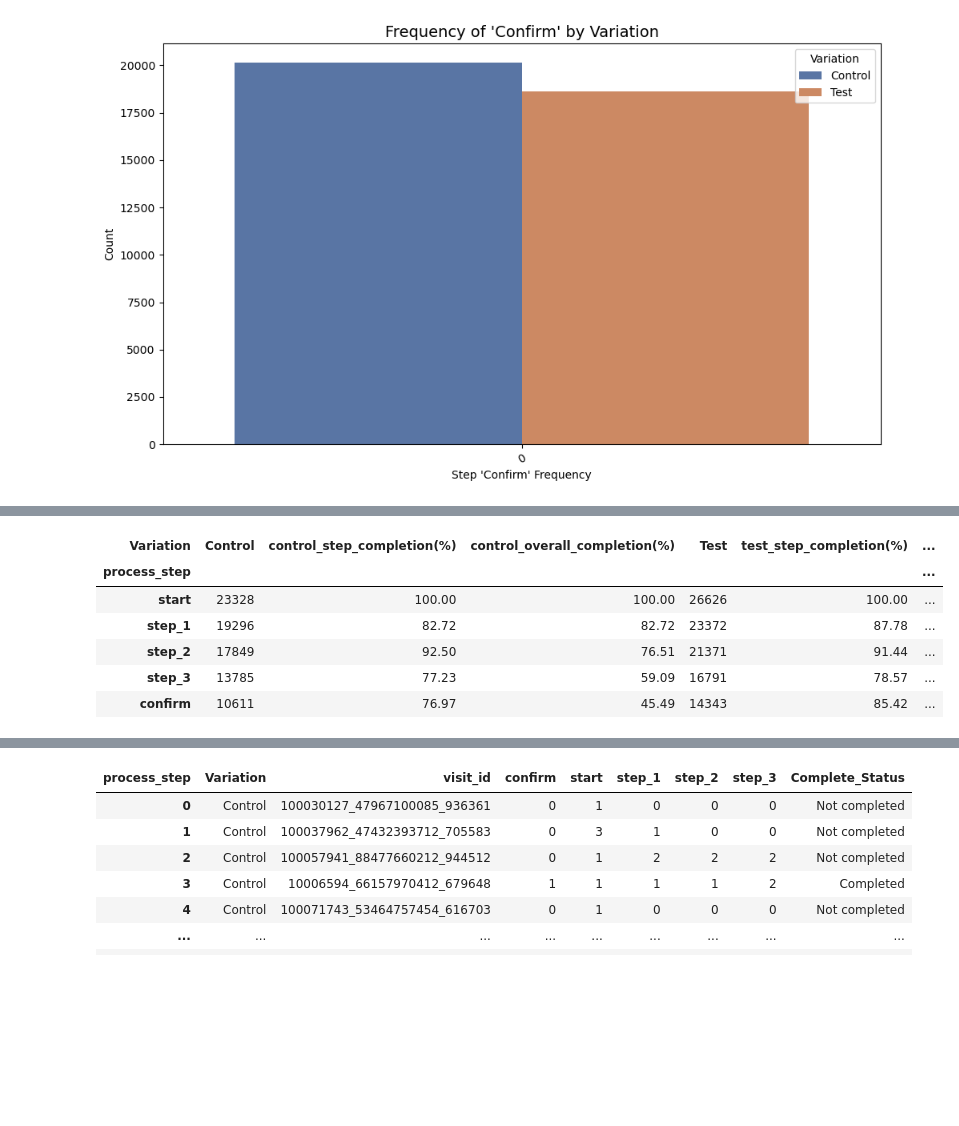
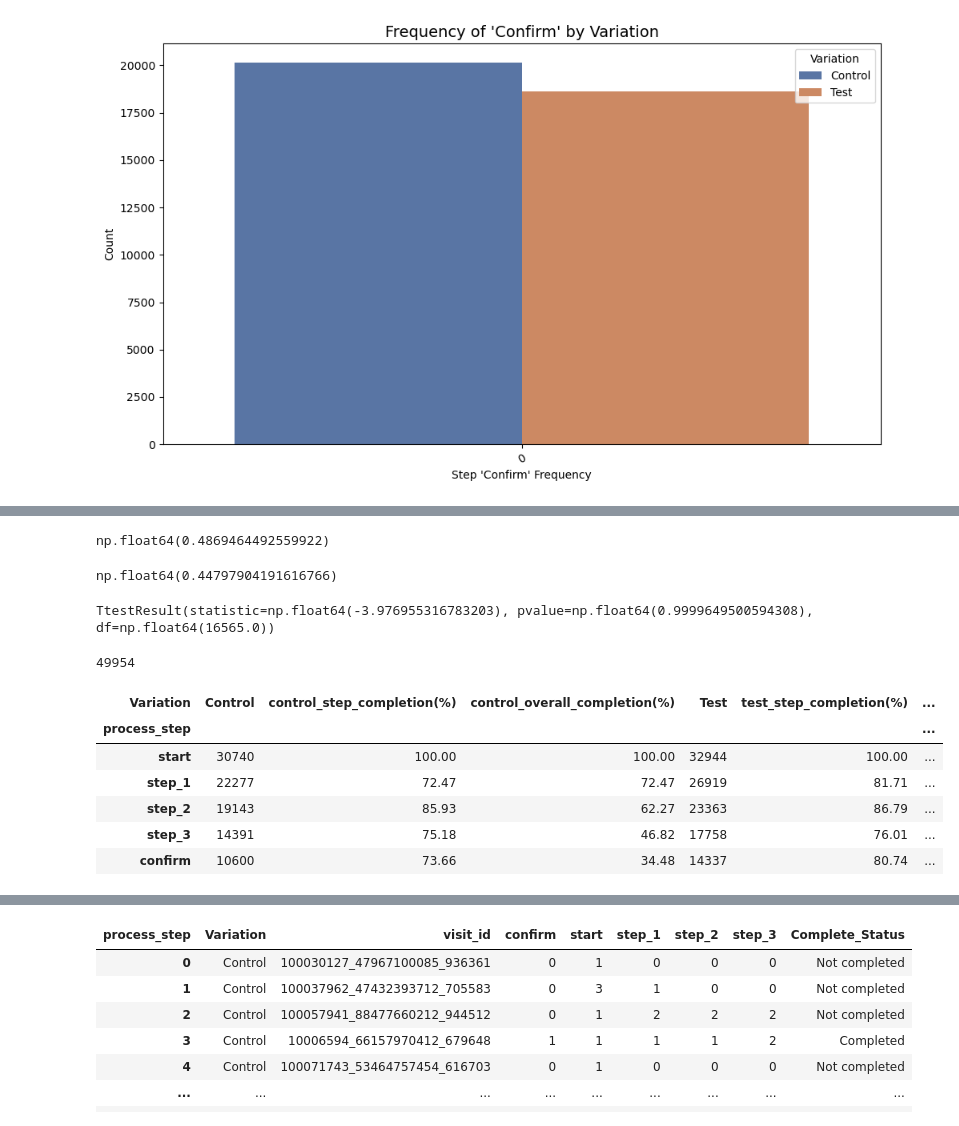
Before and after one commit to ross167/vanguard-ab-test, a Jupyter notebook: merged_pt.ipynb, the cells around one changed output, grey strips where cells are left out. Drawn from its saved outputs; the diff is of its cells as text; code cells hidden in the pictures; blank space fills up the shorter version.

```diff
--- a/merged_pt.ipynb
+++ b/merged_pt.ipynb
@@ -1115,0 +1188,2 @@ df_pt_new_no_outl.to_csv("df_pt_new_no_outl.csv", index=False)
+# %%
+df_pt_new_no_outl["month"] = df_pt_new_no_outl["date_time"].dt.month
@@ -1115,0 +1344,9 @@ df_pt_new_no_outl.to_csv("df_pt_new_no_outl.csv", index=False)
+# %%
+march_sample.mean()
+# %% [output]
+np.float64(0.4869464492559922)
+# %%
+
+june_sample.mean()
+# %% [output]
+np.float64(0.44797904191616766)
@@ -1116,23 +1358,31 @@ df_pt_new_no_outl.to_csv("df_pt_new_no_outl.csv", index=False)
+# %%
+st.ttest_ind(june_sample,march_sample, alternative="greater")
+# %% [output]
+TtestResult(statistic=np.float64(-3.976955316783203), pvalue=np.float64(0.9999649500594308), df=np.float64(16565.0))
+# %%
+len(df_pt_new_no_outl.client_id.unique())
+# %% [output]
+49954
 # %%
-exe3 = df_pt_new_no_outl.pivot_table(index="process_step", columns="Variation", values="client_id", aggfunc="nunique").reindex(order)
+exe3 = df_pt_new_no_outl.pivot_table(index="process_step", columns="Variation", values="visit_id", aggfunc="nunique").reindex(order)
 exe3["control_step_completion(%)"] = exe3.apply(s_rate2, axis=1, df=exe3)
 exe3["control_overall_completion(%)"] = exe3.apply(a_s_rate2, axis=1, df=exe3)
 exe3["test_step_completion(%)"] = exe3.apply(s_rate3, axis=1, df=exe3)
 exe3["test_overall_completion(%)"] = exe3.apply(a_s_rate3, axis=1, df=exe3)
 exe3 = exe3.reindex(columns=["Control", "control_step_completion(%)", "control_overall_completion(%)", "Test", "test_step_completion(%)", "test_overall_completion(%)"])
 exe3["diference_steps"] = exe3.apply(dif_step,axis=1)
 exe3["diference_overall"] = exe3.apply(dif_overall,axis=1)
 exe3
 
 #FINAL TABLE
 # %% [output]
 | Variation | Control | control_step_completion(%) | control_overall_completion(%) | Test | test_step_completion(%) | ... |
 | process_step |  |  |  |  |  | ... |
-| start | 23328 | 100.00 | 100.00 | 26626 | 100.00 | ... |
-| step_1 | 19296 | 82.72 | 82.72 | 23372 | 87.78 | ... |
-| step_2 | 17849 | 92.50 | 76.51 | 21371 | 91.44 | ... |
-| step_3 | 13785 | 77.23 | 59.09 | 16791 | 78.57 | ... |
-| confirm | 10611 | 76.97 | 45.49 | 14343 | 85.42 | ... |
+| start | 30740 | 100.00 | 100.00 | 32944 | 100.00 | ... |
+| step_1 | 22277 | 72.47 | 72.47 | 26919 | 81.71 | ... |
+| step_2 | 19143 | 85.93 | 62.27 | 23363 | 86.79 | ... |
+| step_3 | 14391 | 75.18 | 46.82 | 17758 | 76.01 | ... |
+| confirm | 10600 | 73.66 | 34.48 | 14337 | 80.74 | ... |
 # %%
 #BEFORE OUTLIER REMOVAL
 exe2
```
Also changed, not shown: parts of 50 cells of this notebook, 2 other files.
